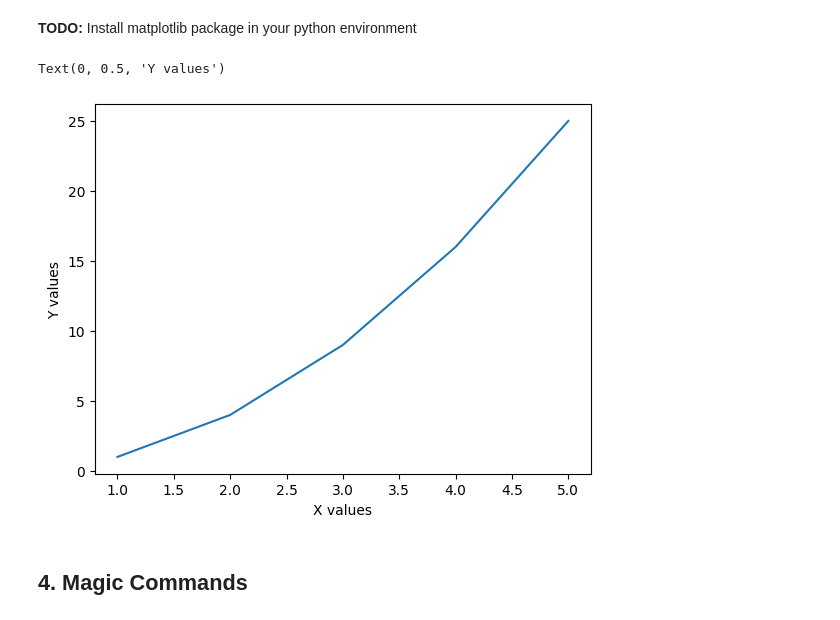
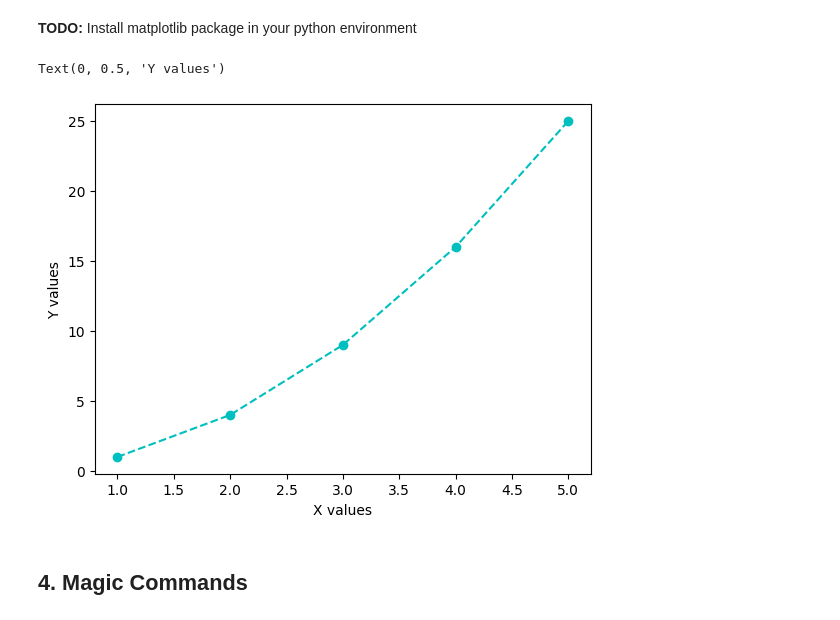
Before and after one commit to MatthewMacalaladGBC/PyData2025, a Jupyter notebook: Lab_Week1/lab1_Introduction.ipynb, the cells around one changed output. Saved outputs shown, nothing was run; the diff lists cells and outputs as text; code cells hidden in the pictures.

```diff
--- a/Lab_Week1/lab1_Introduction.ipynb
+++ b/Lab_Week1/lab1_Introduction.ipynb
@@ -92,12 +92,12 @@ Y = [1, 4, 9, 16, 25]
 # TODO: Plot Y vs. X
 # %%
 
-plt.plot(X, Y)
+plt.plot(X, Y, 'co--') # 'co--' means cyan color, round points, and dashed lines
 plt.xlabel("X values")
 plt.ylabel("Y values")
 # %% [output]
 Text(0, 0.5, 'Y values')
-[figure, old version]
+[figure, new version]
 # %% [markdown]
 ## 4. Magic Commands
 # %%
```
Also changed, not shown: parts of 10 cells of this notebook.
